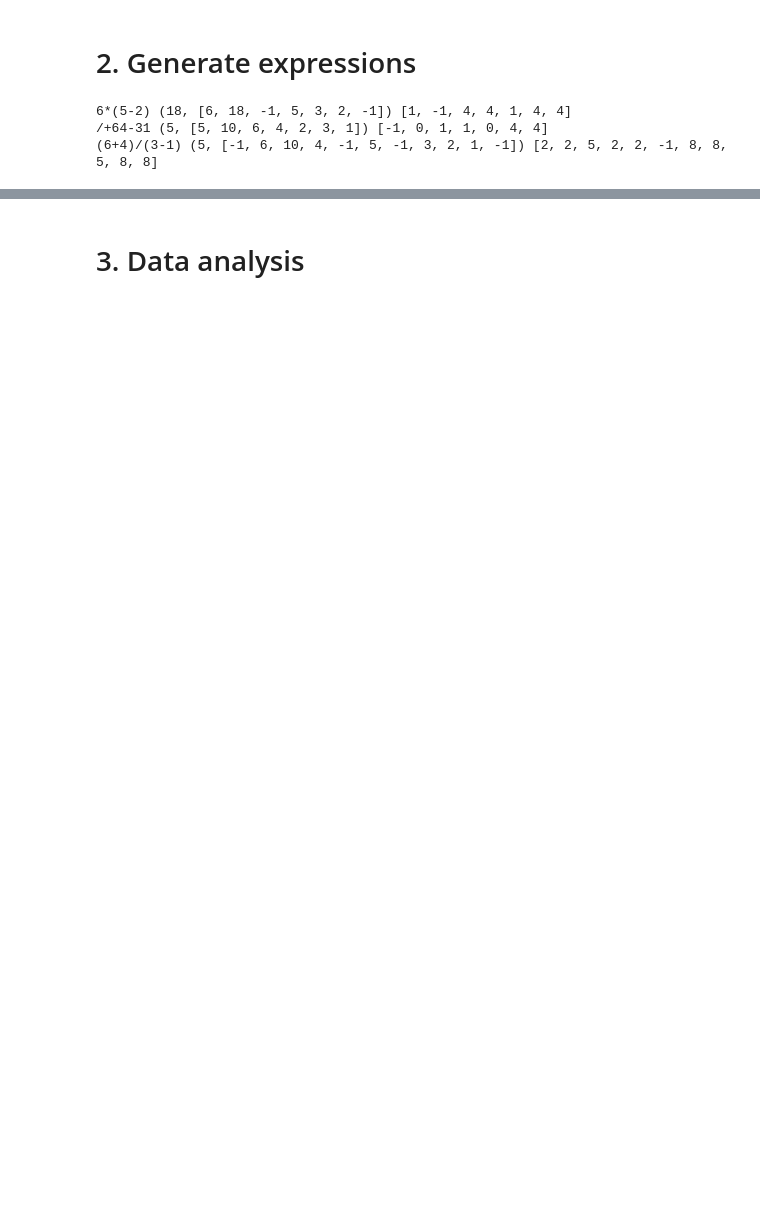
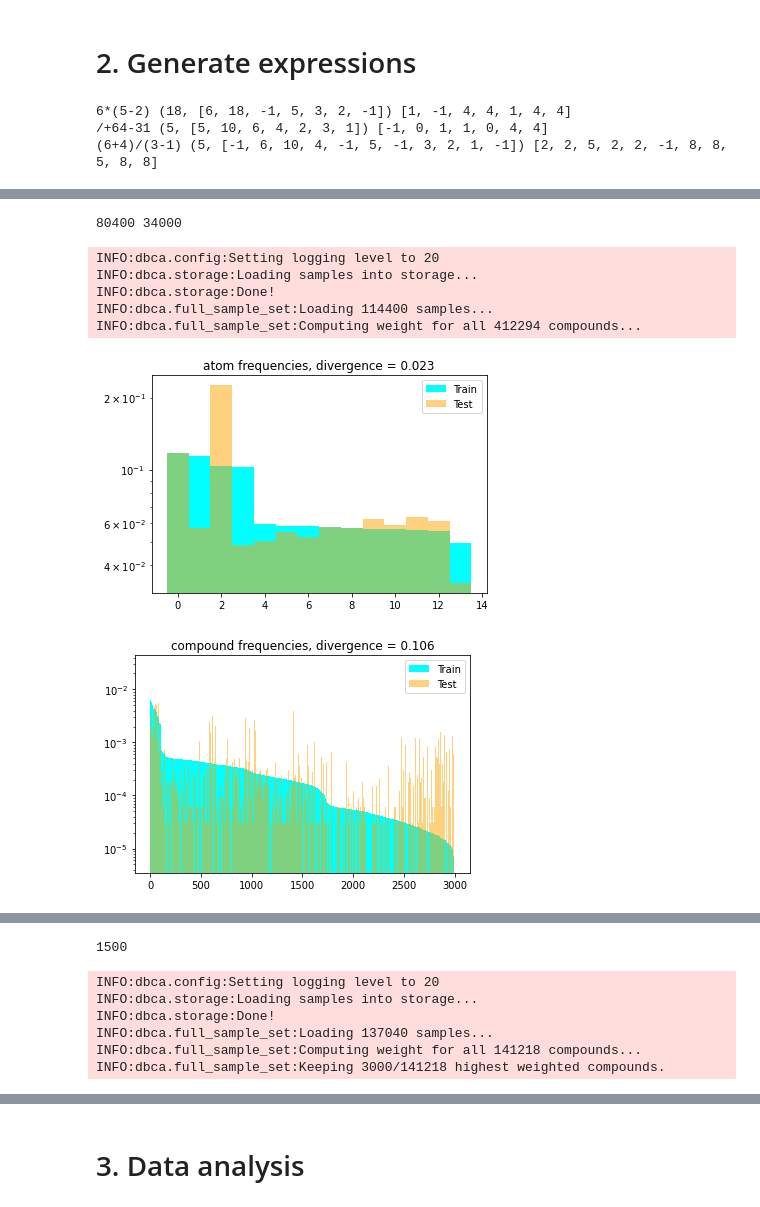
Before and after one commit to liqing-ustc/HINT, a Jupyter notebook: data/expr_generation.ipynb, the cells around one changed output, grey strips where cells are left out. Drawn from its saved outputs; the diff is of its cells as text; code cells hidden in the pictures; blank space fills up the shorter version.

```diff
--- a/data/expr_generation.ipynb
+++ b/data/expr_generation.ipynb
@@ -388,9 +386,3 @@ def generate_expression(n_op, n_instances, min_value=0, max_value=float('inf'),
             temp.append((expr, head, res, res_all))
 
     return temp
-# %%
-expressions = generate_expression(2, 100000)
-print(len(expressions))
-print(len([x for x in expressions if x[2] != 0]))
-print(len([x for x in expressions if x[2] == 0]))
-print(expressions[:3])
@@ -517,0 +544,42 @@ for split in ['val', 'test']:
+# %%
+train_exprs = [y for x in train_exprs for y in x]
+mcd_exprs = [y for x in mcd_exprs for y in x]
+print(len(train_exprs), len(mcd_exprs))
+max_nodes_per_compound = 5
+max_depth_compound = float('inf')
+
+train_samples = [TreeSample(expr=x[0], heads=x[1], name = f'train_{i}', node_attr=NODE_ATTR,
+                          max_nodes_per_compound = max_nodes_per_compound, max_depth_compound=max_depth_compound)
+                        for i, x in enumerate(train_exprs)]
+mcd_samples = [TreeSample(expr=x[0], heads=x[1], name = f'mcd_{i}', node_attr=NODE_ATTR,
+                          max_nodes_per_compound = max_nodes_per_compound, max_depth_compound=max_depth_compound)
+                        for i, x in enumerate(mcd_exprs)]
+# %% [output]
+80400 34000
+# %%
+train_samples_partial = random.sample(train_samples, k=len(train_samples))
+mcd_samples_partial = random.sample(mcd_samples, k=len(mcd_samples))
+# %%
+pool_size = len(train_samples_partial) + len(mcd_samples_partial)
+n_selected = 10000
+max_compounds = 3000
+cfg = DBCASplitterConfig(d_a=0.02, d_c=1.0, pool_size=pool_size, num_processes=1,
+                         n_sample_per_step=100, max_compounds=max_compounds, use_compound_weight=True,
+                         n_train=len(train_samples_partial), n_test=n_selected, save_dir="tmp", verbose=False)
+if cfg.num_processes > 1:
+    spg = DBCASplitterRay(train_samples_partial + mcd_samples_partial, cfg)
+else:
+    spg = DBCASplitter(train_samples_partial + mcd_samples_partial, cfg)
+for sample in train_samples_partial:
+    spg.add_sample_to_set(sample.id, spg.train_set)
+spg.generate_splits()
+
+if cfg.num_processes > 0:
+    import ray
+    ray.shutdown()
+# %% [output]
+INFO:dbca.config:Setting logging level to 20
+INFO:dbca.storage:Loading samples into storage...
+INFO:dbca.storage:Done!
+INFO:dbca.full_sample_set:Loading 114400 samples...
+INFO:dbca.full_sample_set:Computing weight for all 412294 compounds...
@@ -517,0 +593,6 @@ for split in ['val', 'test']:
+# %%
+spg.visualize_dists('atom')
+spg.visualize_dists('compound')
+# %% [output]
+[figure, added]
+[figure, added]
@@ -518 +600,5 @@ for split in ['val', 'test']:
+# %%
+len(spg.test_set.sample_ids)
+# %% [output]
+1500
 # %%
@@ -520,0 +625,15 @@ for split in splits:
+# %%
+train_samples = split2samples['train']
+all_samples = []
+for split in splits:
+    all_samples.extend(split2samples[split])
+spg = DBCASplitter(all_samples, DBCASplitterConfig(use_compound_weight=False, max_compounds=3000))
+for sample in tqdm(train_samples):
+    spg.add_sample_to_set(sample.id, spg.train_set)
+# %% [output]
+INFO:dbca.config:Setting logging level to 20
+INFO:dbca.storage:Loading samples into storage...
+INFO:dbca.storage:Done!
+INFO:dbca.full_sample_set:Loading 137040 samples...
+INFO:dbca.full_sample_set:Computing weight for all 141218 compounds...
+INFO:dbca.full_sample_set:Keeping 3000/141218 highest weighted compounds.
```
Also changed, not shown: parts of 26 cells of this notebook, 4 other files.
